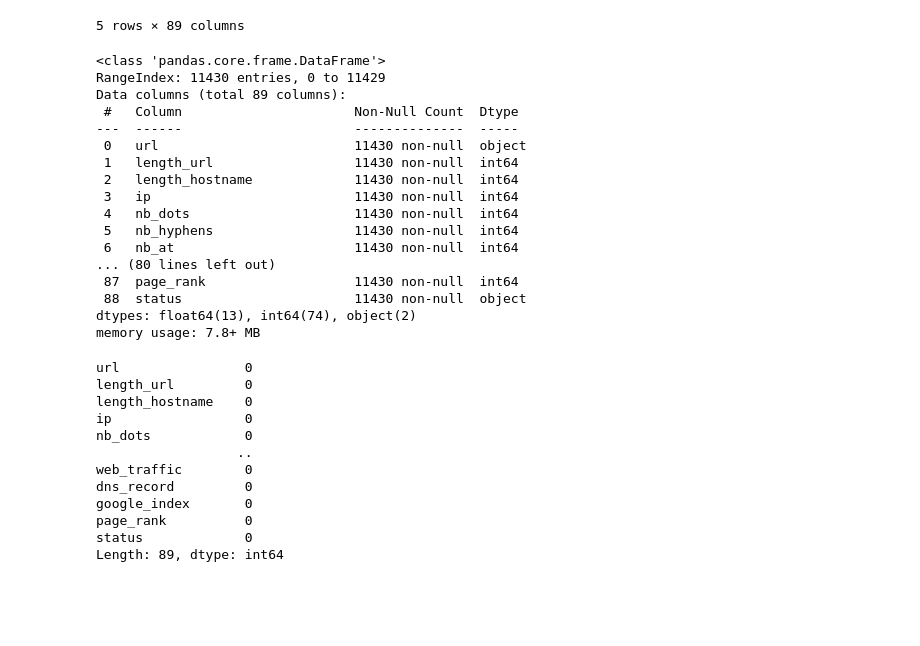
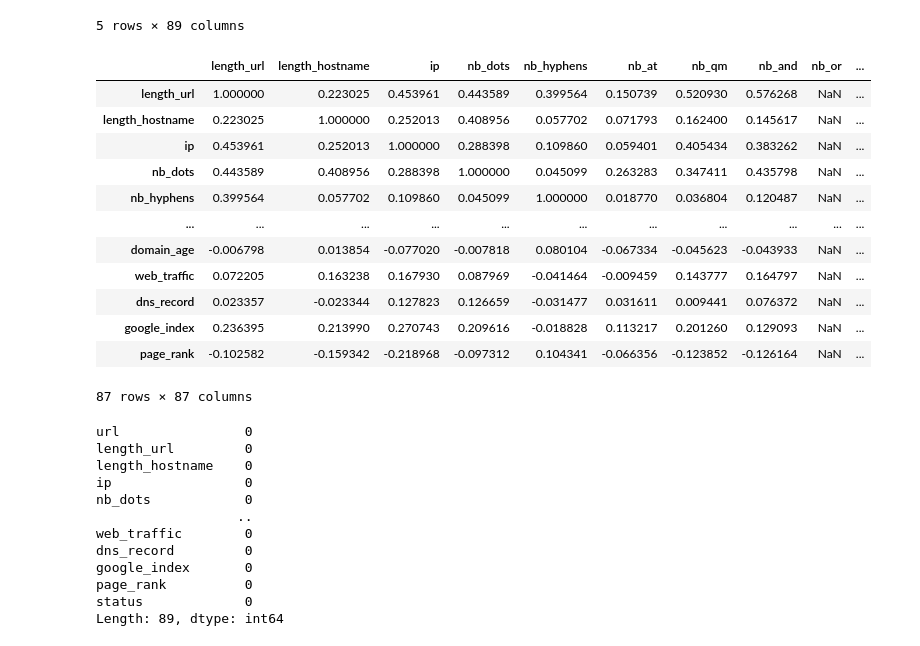
Before and after one commit to buisonanh/phishing-urls-detection, a Jupyter notebook: phishing_urls_detection.ipynb, the cells around one changed output. Drawn from its saved outputs; the diff is of its cells as text; code cells hidden in the pictures; blank space fills up the shorter version.

```diff
--- a/phishing_urls_detection.ipynb
+++ b/phishing_urls_detection.ipynb
@@ -12,5 +21,5 @@ ModuleNotFoundError: No module named 'tensorflow'
 # %%
-df = pd.read_csv('both_urls_dataset.csv')
+df = pd.read_csv('/content/drive/MyDrive/DA20 - Final Project/Supervised Learning/both_urls_dataset.csv')
 df.head()
 # %% [output]
 |  | url | length_url | length_hostname | ip | nb_dots | nb_hyphens | nb_at | nb_qm | nb_and | ... |
@@ -21,25 +30,21 @@ df.head()
 | 4 | http://www.iracing.com/tracks/gat... | 55 | 15 | 0 | 2 | 2 | 0 | 0 | 0 | ... |
 5 rows × 89 columns
 # %%
-df.info()
+df.corr()
 # %% [output]
+|  | length_url | length_hostname | ip | nb_dots | nb_hyphens | nb_at | nb_qm | nb_and | nb_or | ... |
+| length_url | 1.000000 | 0.223025 | 0.453961 | 0.443589 | 0.399564 | 0.150739 | 0.520930 | 0.576268 | NaN | ... |
+| length_hostname | 0.223025 | 1.000000 | 0.252013 | 0.408956 | 0.057702 | 0.071793 | 0.162400 | 0.145617 | NaN | ... |
+| ip | 0.453961 | 0.252013 | 1.000000 | 0.288398 | 0.109860 | 0.059401 | 0.405434 | 0.383262 | NaN | ... |
+| nb_dots | 0.443589 | 0.408956 | 0.288398 | 1.000000 | 0.045099 | 0.263283 | 0.347411 | 0.435798 | NaN | ... |
+| nb_hyphens | 0.399564 | 0.057702 | 0.109860 | 0.045099 | 1.000000 | 0.018770 | 0.036804 | 0.120487 | NaN | ... |
+| ... | ... | ... | ... | ... | ... | ... | ... | ... | ... | ... |
+| domain_age | -0.006798 | 0.013854 | -0.077020 | -0.007818 | 0.080104 | -0.067334 | -0.045623 | -0.043933 | NaN | ... |
+| web_traffic | 0.072205 | 0.163238 | 0.167930 | 0.087969 | -0.041464 | -0.009459 | 0.143777 | 0.164797 | NaN | ... |
+| dns_record | 0.023357 | -0.023344 | 0.127823 | 0.126659 | -0.031477 | 0.031611 | 0.009441 | 0.076372 | NaN | ... |
+| google_index | 0.236395 | 0.213990 | 0.270743 | 0.209616 | -0.018828 | 0.113217 | 0.201260 | 0.129093 | NaN | ... |
+| page_rank | -0.102582 | -0.159342 | -0.218968 | -0.097312 | 0.104341 | -0.066356 | -0.123852 | -0.126164 | NaN | ... |
-<class 'pandas.core.frame.DataFrame'>
-RangeIndex: 11430 entries, 0 to 11429
-Data columns (total 89 columns):
- #   Column                      Non-Null Count  Dtype
----  ------                      --------------  -----
- 0   url                         11430 non-null  object
- 1   length_url                  11430 non-null  int64
- 2   length_hostname             11430 non-null  int64
- 3   ip                          11430 non-null  int64
- 4   nb_dots                     11430 non-null  int64
- 5   nb_hyphens                  11430 non-null  int64
- 6   nb_at                       11430 non-null  int64
-... (80 lines left out)
- 87  page_rank                   11430 non-null  int64
- 88  status                      11430 non-null  object
-dtypes: float64(13), int64(74), object(2)
-memory usage: 7.8+ MB
+87 rows × 87 columns
 # %%
 df.isnull().sum()
 # %% [output]
```
Also changed, not shown: parts of 13 cells of this notebook, 1 other file.
